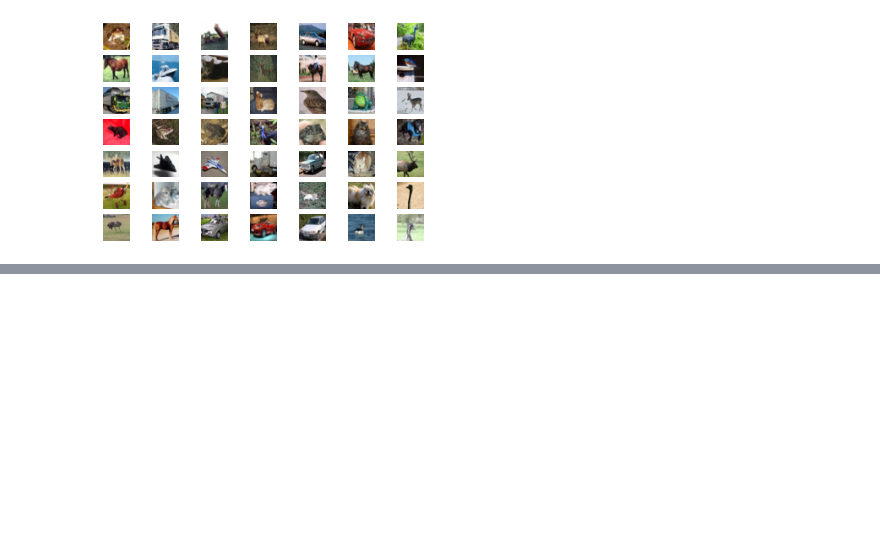
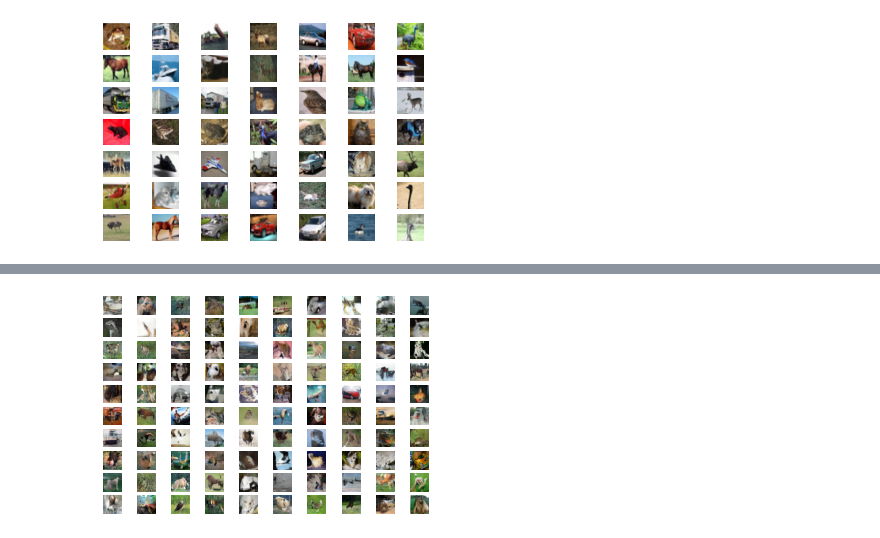
Before and after one commit to rishabhshetty98/cifar10gan, a Jupyter notebook: prep.ipynb, the cells around one changed output, grey strips where cells are left out. Cells and saved outputs as stored; diff of their text form; code cells hidden in the pictures; blank space fills up the shorter version.

```diff
--- a/prep.ipynb
+++ b/prep.ipynb
@@ -81,12 +81,12 @@ def generate_real_samples(dataset, n_samples):
 #generate n fake samples with class labels to train discriminator beforehand
 def generate_fake_samples(n_samples):
     #generate uniform random numbers in [0,1]
-    X = rand(32*32*3*n_samples)
+    X = randn(32*32*3*n_samples) .
     #update to have the range[-1,1]
     X = -1 + X*2
     # reshape into a batch of color images
     X = X.reshape((n_samples, 32, 32, 3))
-    # generate 'fake' class labels (0)
+    # generate 'fake' class labels (0) / we put class label as 1 so d
     y = zeros((n_samples,1))
     return X, y
 # %%
@@ -269,0 +343,23 @@ SyntaxError: non-default argument follows default argument (&lt;ipython-input-27
+# %%
+ def create_plot(examples, n):
+     #plot images
+     for i in range(n*n):
+        #define subplot
+        pyplot.subplot(n,n, 1+i)
+        #turn off axis
+        pyplot.axis('off')
+        #plot raw pixel data
+        pyplot.imshow(examples[i, :, :])
+     pyplot.show()
+# %%
+from tensorflow.keras.models import load_model
+#load_model
+model = load_model('generator_model_200.h5')
+#generate images
+latent_points = generate_latent_points(100,100)
+X = model.predict(latent_points)
+#scale from [-1,1] to [0,1]
+X = (X+1)/2.0
+#plot the result
+create_plot(X,10)
+# %% [output]
@@ -269,0 +367 @@ SyntaxError: non-default argument follows default argument (&lt;ipython-input-27
+[figure, added]
```
Also changed, not shown: parts of 10 cells of this notebook, 2 other files.
